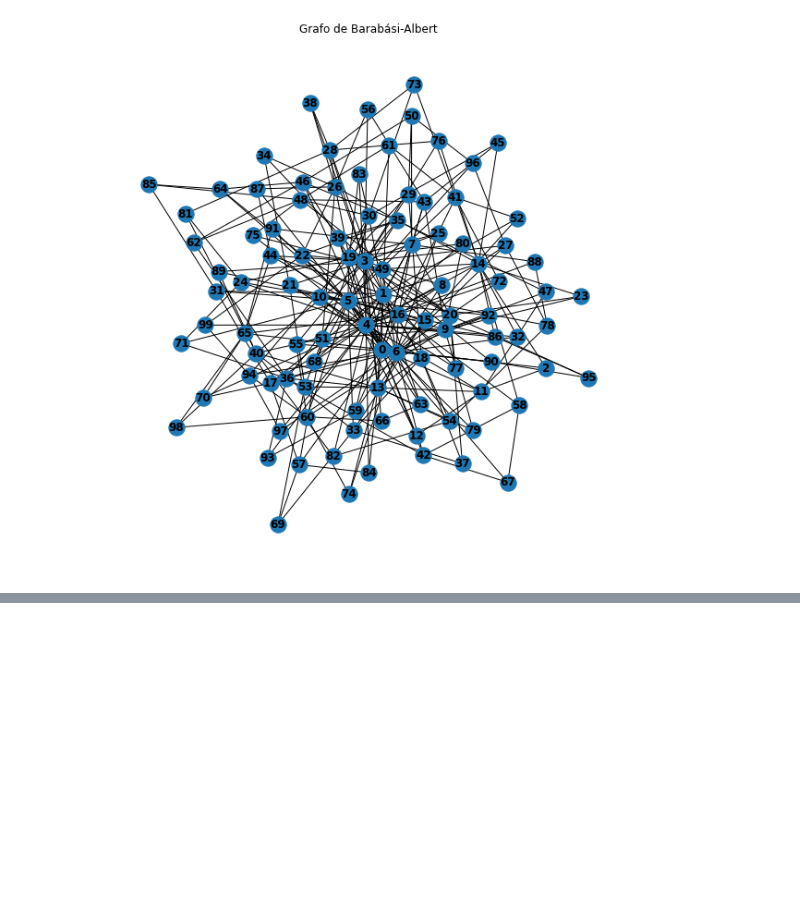
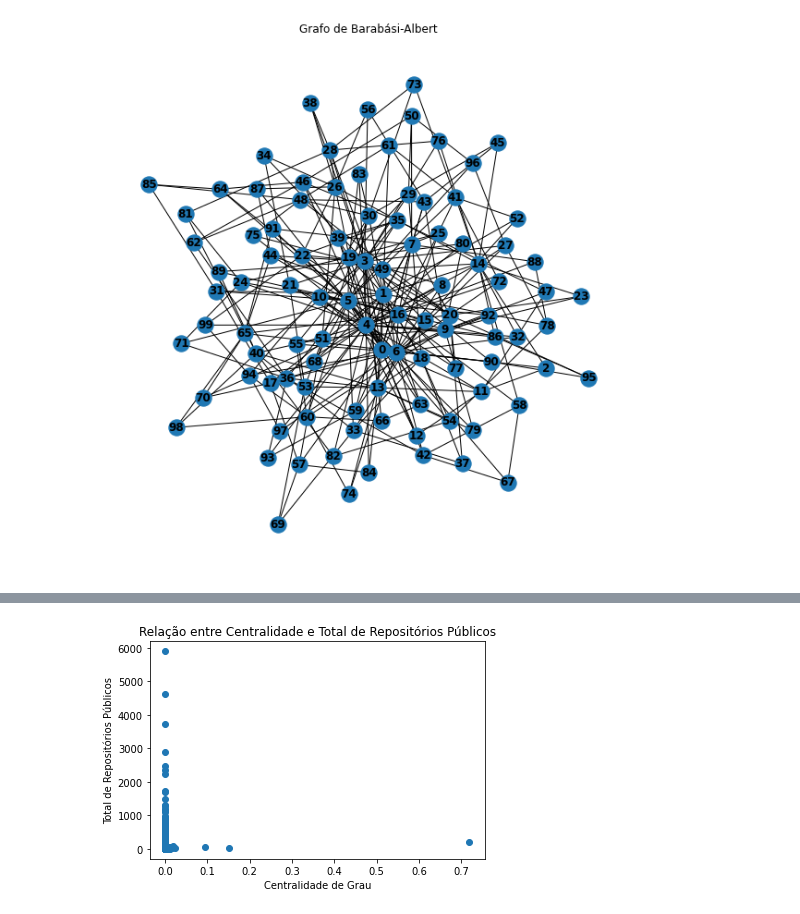
Before and after one commit to lucianobajr/github-complex-networks, a Jupyter notebook: analysis/simple-networks-person-github-analysis.ipynb, the cells around one changed output, grey strips where cells are left out. Drawn from its saved outputs; the diff is of its cells as text; code cells hidden in the pictures; blank space fills up the shorter version.

```diff
--- a/analysis/simple-networks-person-github-analysis.ipynb
+++ b/analysis/simple-networks-person-github-analysis.ipynb
@@ -723,0 +809,17 @@ Note that using FancyArrowPatches may be slow for large graphs.
+# %%
+# Adicionando as métricas do dataset ao grafo
+for _, row in dataset_graph_stats.iterrows():
+    node_id = row['Label']
+    if graph_with_stats.has_node(node_id):
+        graph_with_stats.nodes[node_id]['PublicRepos'] = row['PublicRepos']
+
+# Visualizando a relação entre contribuições em repositórios abertos e centralidade
+public_repos = nx.get_node_attributes(graph_with_stats, 'PublicRepos')
+
+plt.scatter(list(centralities.values()), list(public_repos.values()))
+plt.xlabel('Centralidade de Grau')
+plt.ylabel('Total de Repositórios Públicos')
+plt.title('Relação entre Centralidade e Total de Repositórios Públicos')
+plt.show()
+# %% [output]
+[figure, added]
```
Also changed, not shown: parts of 11 cells of this notebook.
